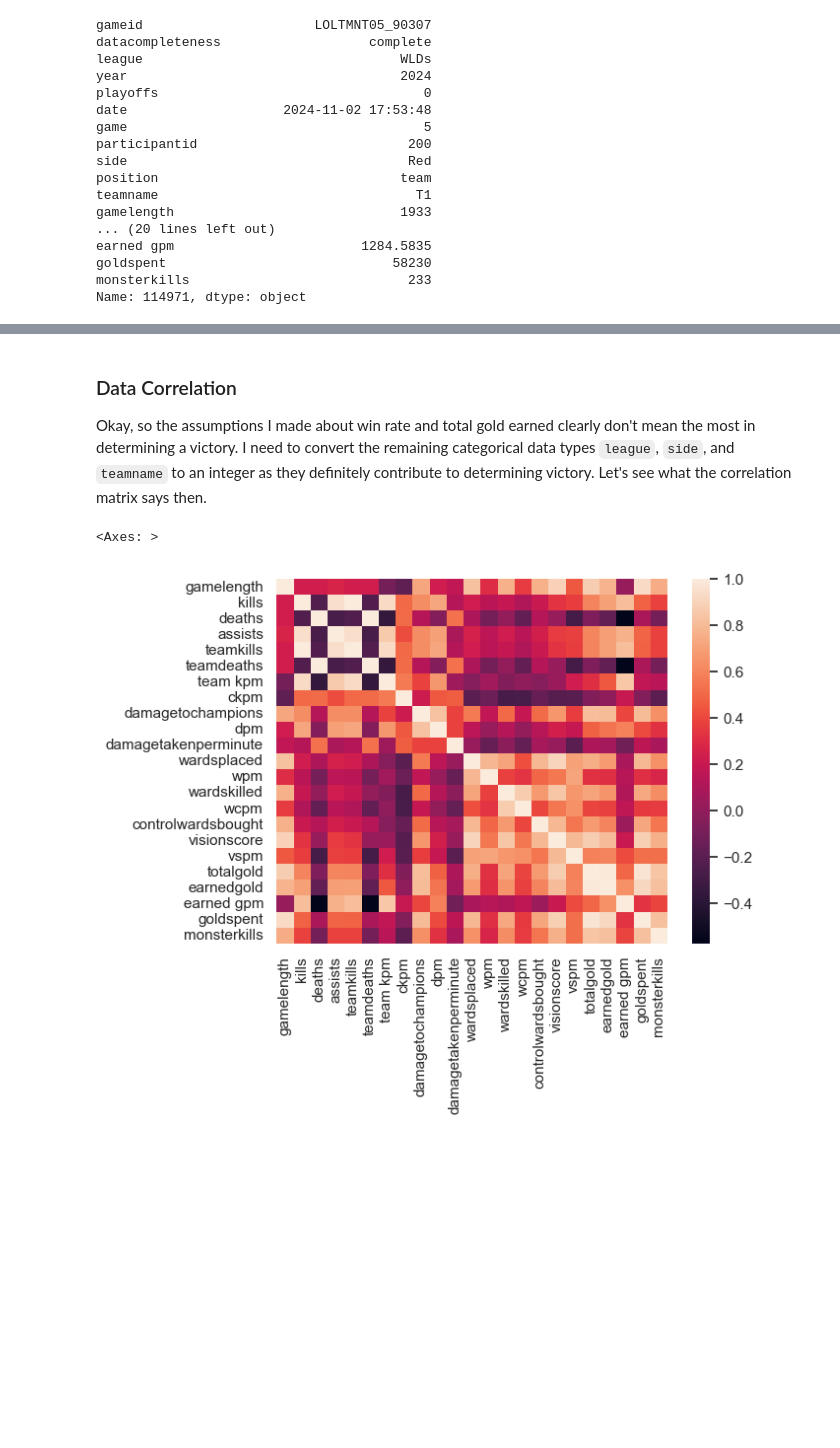
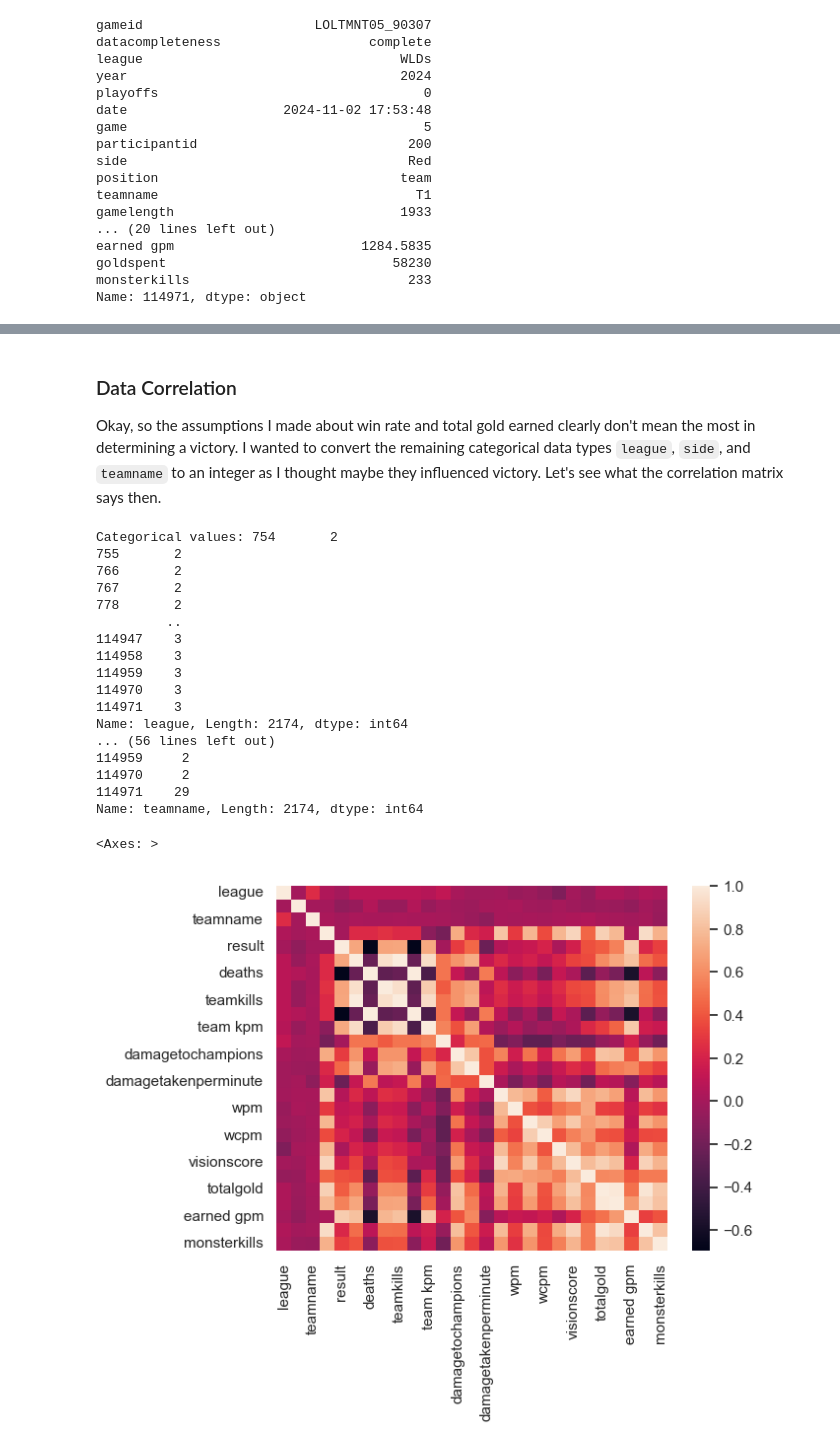
Before and after one commit to BasilPanda/CSCA-5622-FINAL, a Jupyter notebook: final_project.ipynb, the cells around one changed output, grey strips where cells are left out. Saved outputs shown, nothing was run; the diff lists cells and outputs as text; code cells hidden in the pictures; blank space fills up the shorter version.

```diff
--- a/final_project.ipynb
+++ b/final_project.ipynb
@@ -305,18 +305,40 @@ T1 from LCK (Korea) ended up winning Worlds in 2024 but they weren't even in the
 # %% [markdown]
 ### Data Correlation
 Okay, so the assumptions I made about win rate and total gold earned clearly don't mean the most in determining a victory.
-I need to convert the remaining categorical data types `league`, `side`, and `teamname` to an integer as they definitely contribute to determining victory.
+I wanted to convert the remaining categorical data types `league`, `side`, and `teamname` to an integer as I thought maybe they influenced victory.
 Let's see what the correlation matrix says then.
 # %%
 # Category features we need to convert to integers
 cat_features = ["league", "side", "teamname"]
-
+df_converted = df
 for feature in cat_features:
     # Using LabelEncoder for ease
     label_enc = preprocessing.LabelEncoder()
-    label_enc.fit()
-    df_no_results = df.drop(columns=["result"])
-sns.heatmap(df_no_results.corr())
+    label_enc.fit(df[feature].unique())
+    df_converted[feature] = label_enc.transform(df[feature])
+    print(f"Categorical values: {df[feature]}")
+    print(f"Integer values: {df_converted[feature]}")
 # %% [output]
-<Axes: >
+Categorical values: 754       2
+755       2
+766       2
+767       2
+778       2
+         ..
+114947    3
+114958    3
+114959    3
+114970    3
+114971    3
+Name: league, Length: 2174, dtype: int64
+... (56 lines left out)
+114959     2
+114970     2
+114971    29
+Name: teamname, Length: 2174, dtype: int64
-[figure, removed]
+# %%
+# Displaying heatmap of correlations
+sns.heatmap(df_converted.corr())
+# %% [output]
+<Axes: >
+[figure, added]
```
Also changed, not shown: parts of 7 cells of this notebook, 1 other file.
